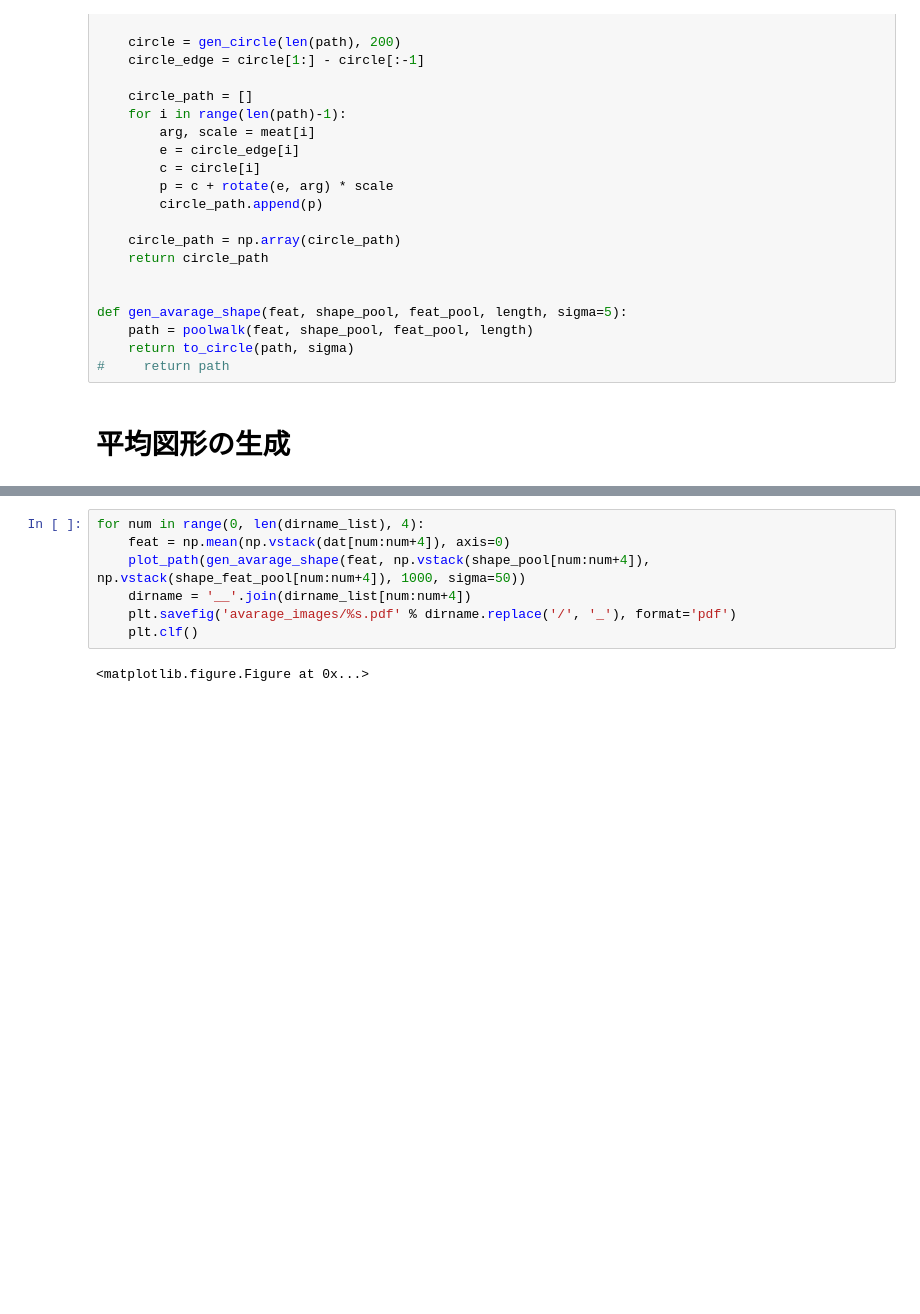
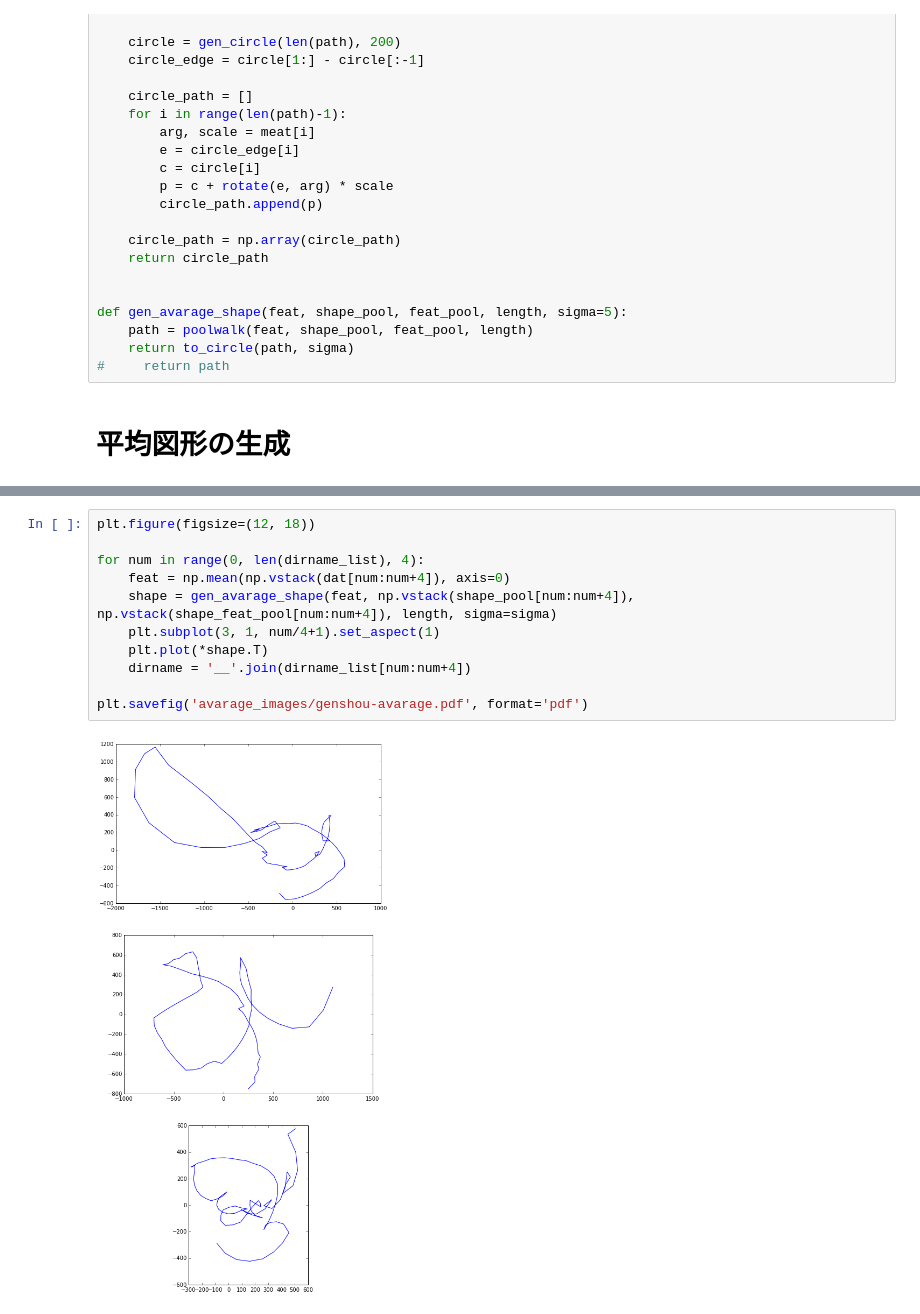
Before and after one commit to smurakami/figure-scanner, a Jupyter notebook: avarage_pool.ipynb, the cells around one changed output, grey strips where cells are left out. Cells and saved outputs as stored; diff of their text form; blank space fills up the shorter version.

```diff
--- a/avarage_pool.ipynb
+++ b/avarage_pool.ipynb
@@ -193,9 +217,13 @@ for num in range(len(dirname_list)):
 # %%
+plt.figure(figsize=(12, 18))
+
 for num in range(0, len(dirname_list), 4):
     feat = np.mean(np.vstack(dat[num:num+4]), axis=0)
-    plot_path(gen_avarage_shape(feat, np.vstack(shape_pool[num:num+4]), np.vstack(shape_feat_pool[num:num+4]), 1000, sigma=50))
+    shape = gen_avarage_shape(feat, np.vstack(shape_pool[num:num+4]), np.vstack(shape_feat_pool[num:num+4]), length, sigma=sigma)
+    plt.subplot(3, 1, num/4+1).set_aspect(1)
+    plt.plot(*shape.T)
     dirname = '__'.join(dirname_list[num:num+4])
-    plt.savefig('avarage_images/%s.pdf' % dirname.replace('/', '_'), format='pdf')
-    plt.clf()
+
+plt.savefig('avarage_images/genshou-avarage.pdf', format='pdf')
 # %% [output]
-<matplotlib.figure.Figure at 0x...>
+[figure, added]
```
Also changed, not shown: parts of 8 cells of this notebook.
